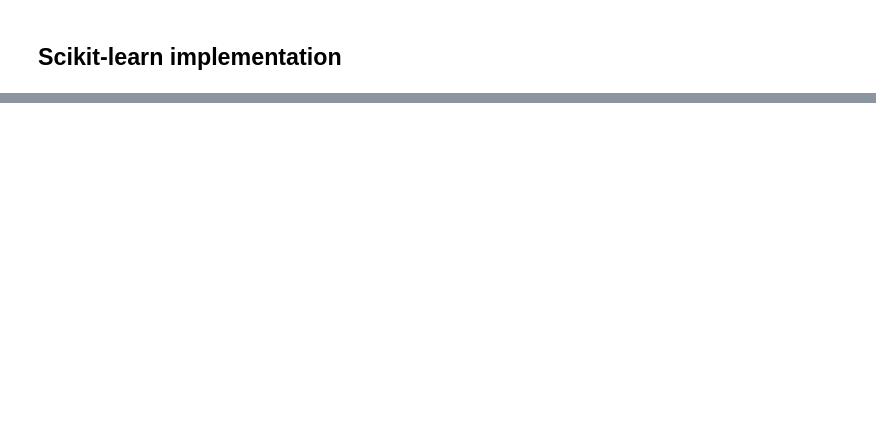
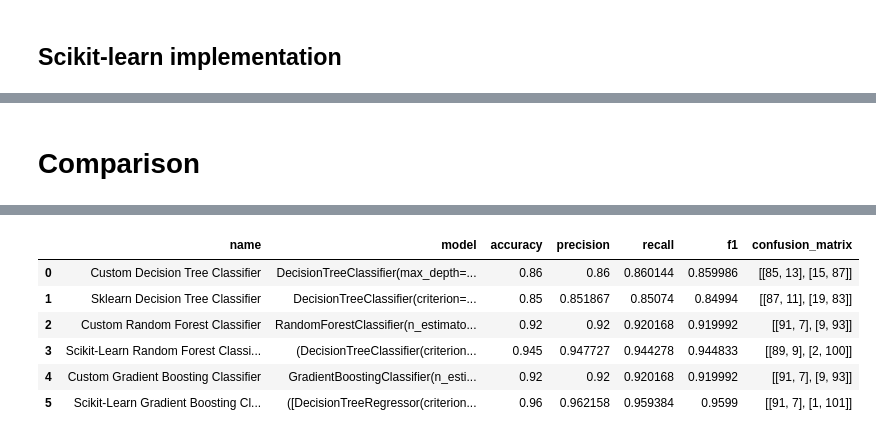
Before and after one commit to lakshyaag/ML-Tree-Based-Algorithms, a Jupyter notebook: code/scratch.ipynb, the cells around one changed output, grey strips where cells are left out. Drawn from its saved outputs; the diff is of its cells as text; code cells hidden in the pictures; blank space fills up the shorter version.

Commit message:
feat: add model comparison

```diff
--- a/code/scratch.ipynb
+++ b/code/scratch.ipynb
@@ -273,7 +249,7 @@ rf_preds = rf_clf.predict(X_test)
 # %% [output]
 DEBUG:RandomForestClassifier:Making predictions using 100 trees...
 # %%
-print_evaluation_metrics(y_test, rf_preds, rf_clf, "Custom Random Forest Classifier")
+rf_metrics = print_evaluation_metrics(y_test, rf_preds, rf_clf, "Custom Random Forest Classifier")
 # %% [output]
 Model: Custom Random Forest Classifier
 RandomForestClassifier(n_estimators=100, max_depth=5, min_samples_split=15, max_features=7, min_impurity_decrease=0.001, random_state=42)
@@ -339,7 +304,7 @@ sklearn_rf_preds = sklearn_rf_clf.predict(X_test)
 [Parallel(n_jobs=12)]: Done  26 tasks      | elapsed:    0.0s
 [Parallel(n_jobs=12)]: Done 100 out of 100 | elapsed:    0.0s finished
 # %%
-print_evaluation_metrics(
+sklearn_rf_metrics = print_evaluation_metrics(
     y_test, sklearn_rf_preds, sklearn_rf_clf, "Scikit-Learn Random Forest Classifier"
 )
 # %% [output]
@@ -423,7 +375,7 @@ DEBUG:GradientBoostingClassifier:Loss after fitting tree 100: 0.1422
 # %%
 gb_preds = gb_clf.predict(X_test)
 # %%
-print_evaluation_metrics(
+gb_metrics = print_evaluation_metrics(
     y_test, gb_preds, gb_clf, "Custom Gradient Boosting Classifier"
 )
 # %% [output]
@@ -499,7 +440,7 @@ GradientBoostingClassifier(learning_rate=0.3, max_depth=5, max_features=7,
 # %%
 gb_sklearn_preds = sklearn_gb_clf.predict(X_test)
 # %%
-print_evaluation_metrics(
+sklearn_gb_metrics = print_evaluation_metrics(
     y_test,
     gb_sklearn_preds,
     sklearn_gb_clf,
@@ -553,0 +482,17 @@ Visualizing tree 17...
+# %% [markdown]
+# Comparison
+# %%
+comparison = pd.DataFrame(
+    {
+        "Custom Decision Tree": dt_metrics,
+        "Sklearn Decision Tree": sklearn_dt_metrics,
+        "Custom Random Forest": rf_metrics,
+        "Scikit-Learn Random Forest": sklearn_rf_metrics,
+        "Custom Gradient Boosting": gb_metrics,
+        "Scikit-Learn Gradient Boosting": sklearn_gb_metrics,
+    }
+).T.reset_index(drop=True)
+
+
+comparison
+# %% [output]
@@ -553,0 +500,7 @@ Visualizing tree 17...
+|  | name | model | accuracy | precision | recall | f1 | confusion_matrix |
+| 0 | Custom Decision Tree Classifier | DecisionTreeClassifier(max_depth=... | 0.86 | 0.86 | 0.860144 | 0.859986 | [[85, 13], [15, 87]] |
+| 1 | Sklearn Decision Tree Classifier | DecisionTreeClassifier(criterion=... | 0.85 | 0.851867 | 0.85074 | 0.84994 | [[87, 11], [19, 83]] |
+| 2 | Custom Random Forest Classifier | RandomForestClassifier(n_estimato... | 0.92 | 0.92 | 0.920168 | 0.919992 | [[91, 7], [9, 93]] |
+| 3 | Scikit-Learn Random Forest Classi... | (DecisionTreeClassifier(criterion... | 0.945 | 0.947727 | 0.944278 | 0.944833 | [[89, 9], [2, 100]] |
+| 4 | Custom Gradient Boosting Classifier | GradientBoostingClassifier(n_esti... | 0.92 | 0.92 | 0.920168 | 0.919992 | [[91, 7], [9, 93]] |
+| 5 | Scikit-Learn Gradient Boosting Cl... | ([DecisionTreeRegressor(criterion... | 0.96 | 0.962158 | 0.959384 | 0.9599 | [[91, 7], [1, 101]] |
```
Also changed, not shown: parts of 14 cells of this notebook.
